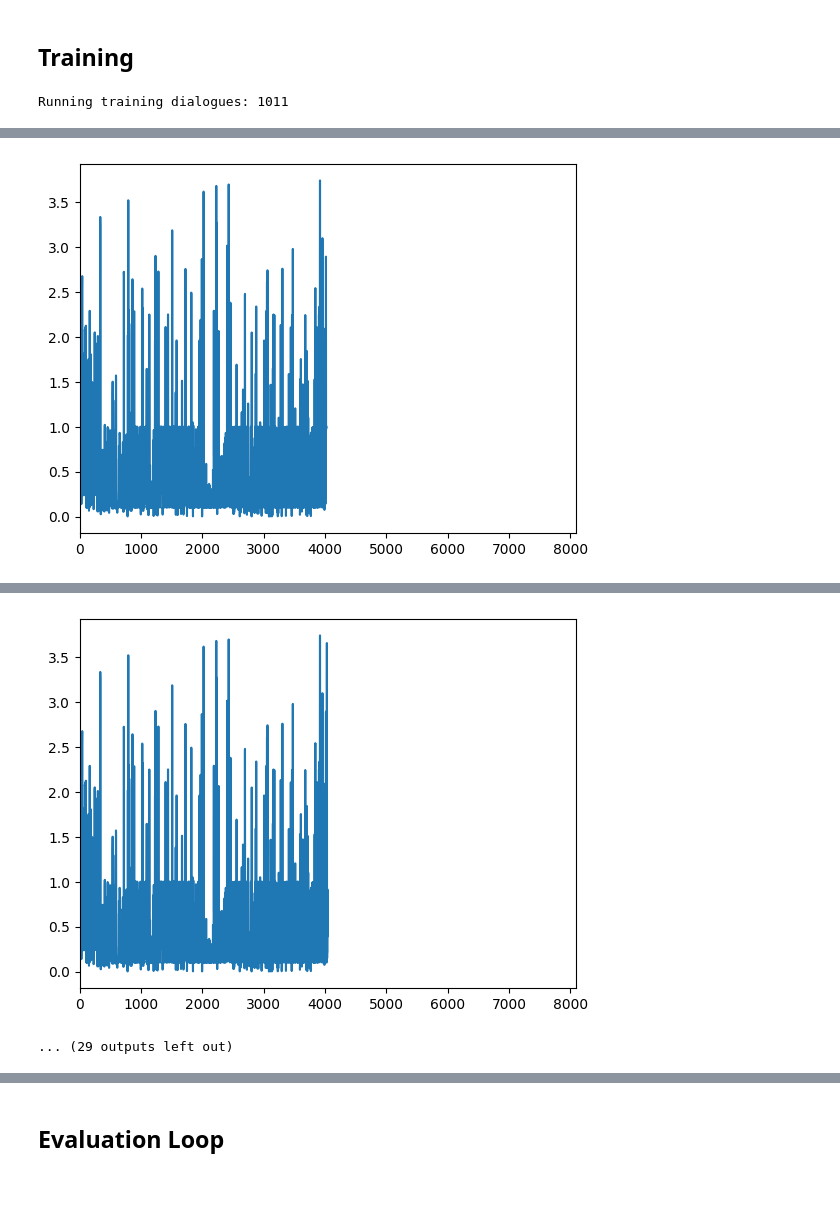
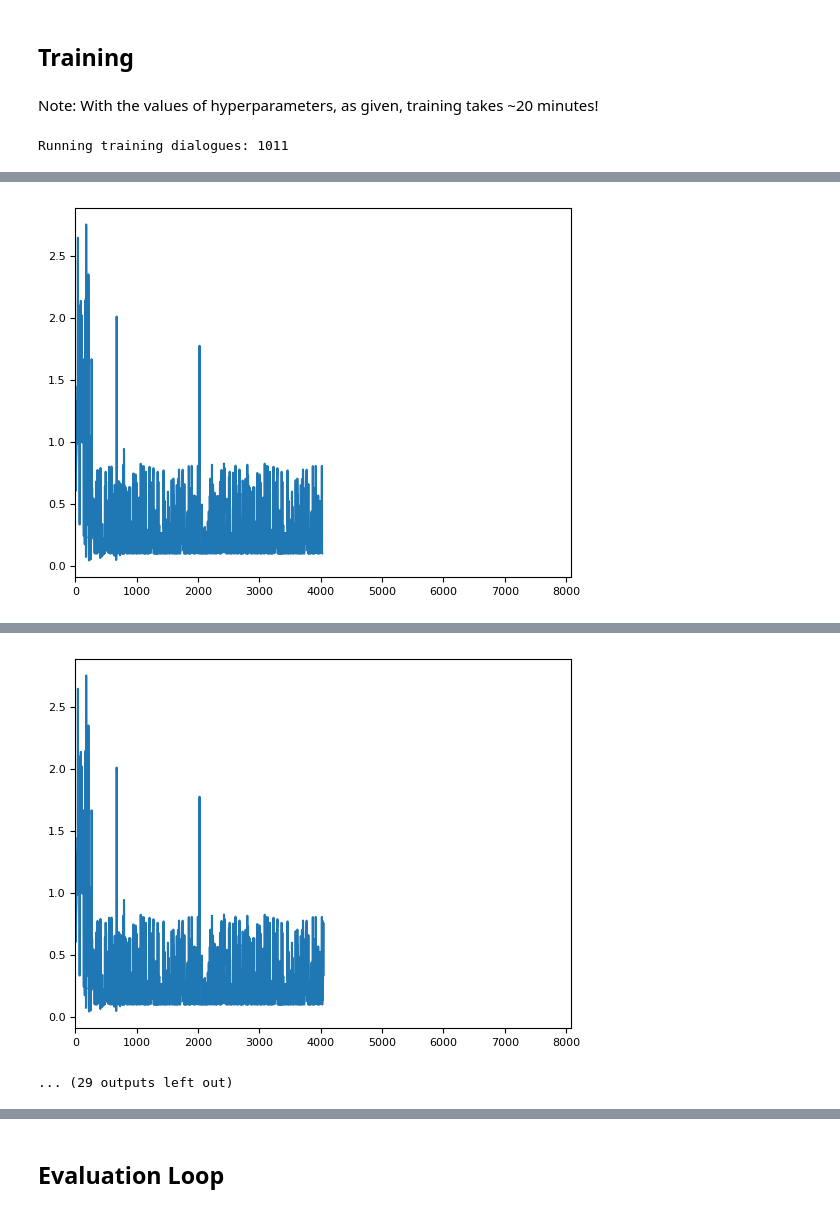
Before and after one commit to somaniarushi/ficembed, a Jupyter notebook: peer_review_submission/rnn_arch.ipynb, the cells around one changed output, grey strips where cells are left out. Cells and saved outputs as stored; diff of their text form; code cells hidden in the pictures.

Commit message:
label smoothening, hyperparam search

```diff
--- a/peer_review_submission/rnn_arch.ipynb
+++ b/peer_review_submission/rnn_arch.ipynb
@@ -138,9 +152,14 @@ Sizes: train 1011, valid 337, test 338
 # %% [markdown]
 ## Training
+# %% [markdown]
+Note: With the values of hyperparameters, as given, training takes ~20 minutes!
 # %%
 # Data extraction functions
-def get_ground_truth(datapoint):
-    return datapoint['dialogue_sentiment']
+def get_ground_truth(datapoint, smoothed=True):
+    if smoothed:
+        return datapoint['smoothed_dialogue_sentiment']
+    else:
+        return datapoint['dialogue_sentiment']
 
 def get_bert_embedding(datapoint):
     return datapoint['bert']
@@ -160,7 +179,7 @@ def run_validation(model, criterion, character_embeddings, valid_data, hyperpara
     """
     val_losses = []
     for index, row in valid_data.iterrows():
-        dialog_gt = get_ground_truth(row)
+        dialog_gt = get_ground_truth(row, smoothed=hyperparameters['smooth_labels'])
         y = torch.tensor(dialog_gt).view(-1, 1).to(torch_device)
 
         # Fetch embeddings
@@ -194,7 +213,7 @@ def train_loop(model, optimizer, criterion, scheduler, character_embeddings, tra
       for j in range(iters_per_dialog):
 
         # Fetch ground truth
-        dialog_gt = get_ground_truth(row)
+        dialog_gt = get_ground_truth(row, smoothed=hyperparameters['smooth_labels'])
         y = torch.tensor(dialog_gt).view(-1, 1).to(torch_device)
 
         # Fetch embeddings
@@ -257,7 +276,7 @@ class SignedMSELoss(nn.Module):
 # %%
 # Learning rate scheduler to prevent overfitting
 def get_scheduler(optimizer):
-    scheduler = torch.optim.lr_scheduler.ReduceLROnPlateau(optimizer, 'min', patience=1, verbose=True)
+    scheduler = torch.optim.lr_scheduler.ReduceLROnPlateau(optimizer, 'min', patience=2, verbose=True)
     return scheduler
 # %%
 # Hyperparameters
@@ -268,9 +287,9 @@ epochs = 8
 iters_per_dialog = 1
 # %%
 # Run the training loop
-hyperparameters = {'epochs': epochs, 'iters_per_dialog': iters_per_dialog}
+hyperparameters = {'epochs': epochs, 'iters_per_dialog': iters_per_dialog, 'smooth_labels': True}
 model = GCLWithHeadBert(character_embedding_dim, bert_dim, edge_dim, 1).to(torch_device)
-optimizer = torch.optim.Adam(model.parameters())
+optimizer = torch.optim.Adam(model.parameters(), weight_decay=1e-2)
 criterion = SignedMSELoss()
 scheduler = get_scheduler(optimizer)
 character_embeddings = torch.rand((len(character_enum), character_embedding_dim)).to(torch_device)
@@ -287 +306 @@ Epoch 1, loss 0.5465481123526115
-[figure, old version]
+[figure, new version]
@@ -290,4 +309,4 @@ Epoch 1, validation loss 0.7755622254582315
-[figure, old version]
+[figure, new version]
 ... (29 outputs left out)
 # %%
 def get_avg_losses(loss, size):
```
Also changed, not shown: parts of 17 cells of this notebook, 2 other files.
